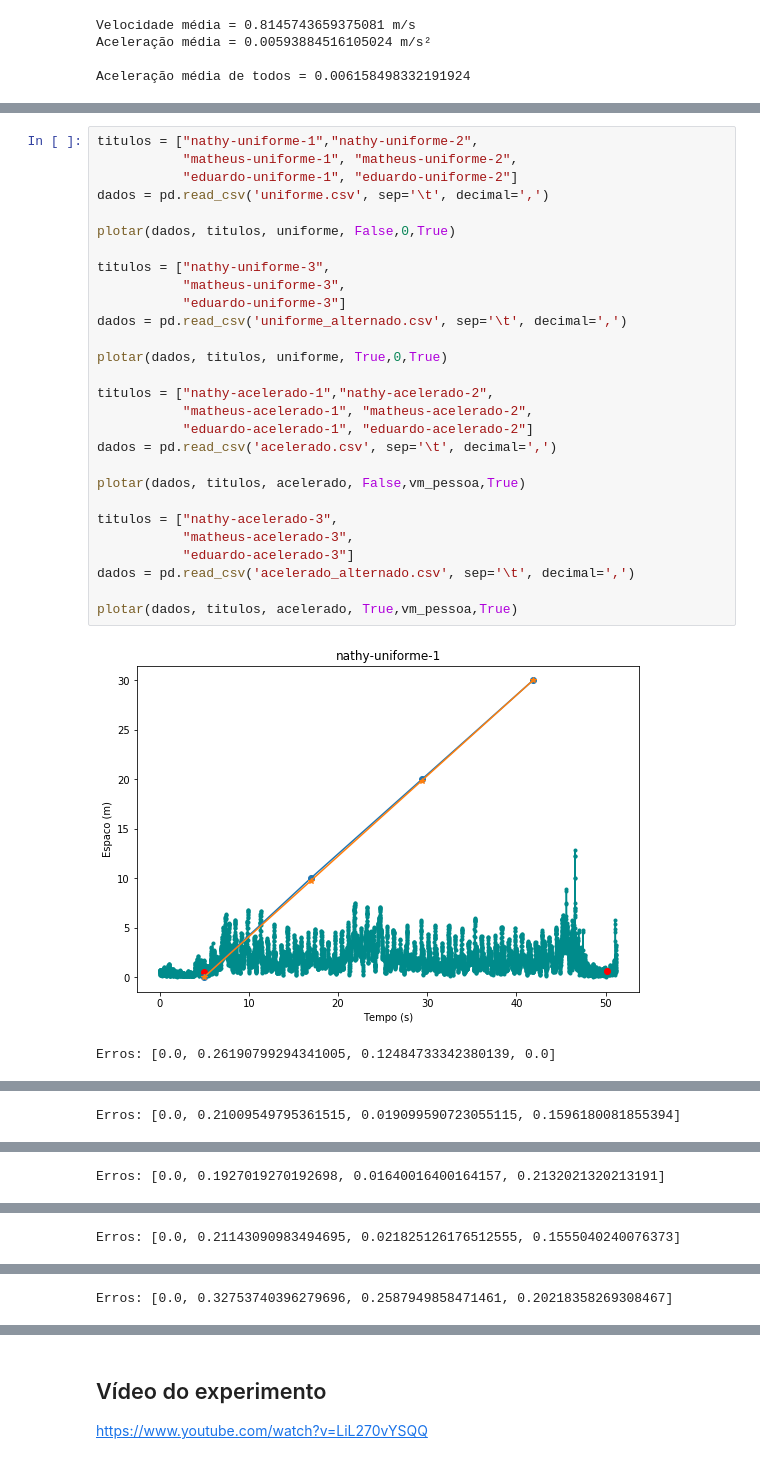
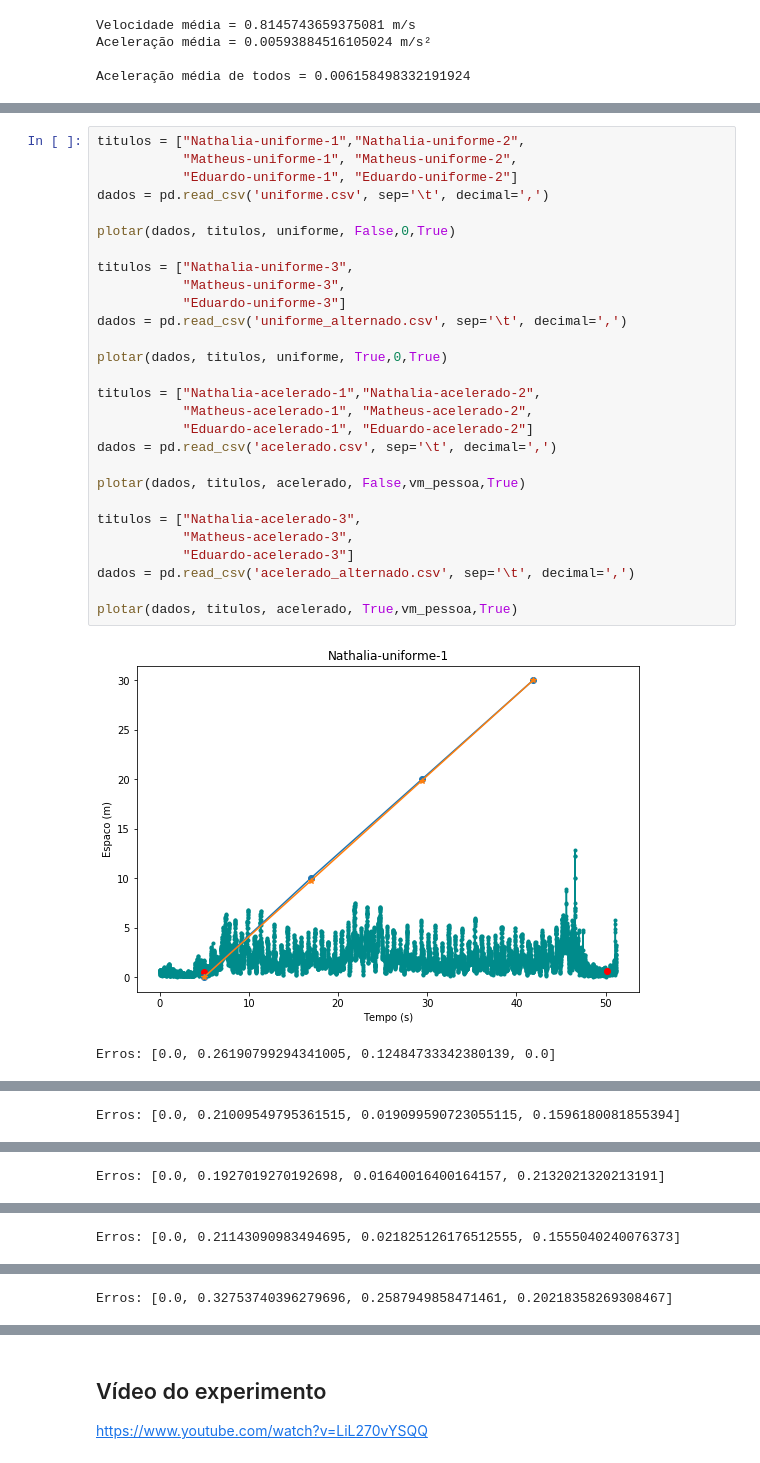
Before and after one commit to papukweh/MAC0209, a Jupyter notebook: EP1.ipynb, the cells around one changed output, grey strips where cells are left out. Cells and saved outputs as stored; diff of their text form.

```diff
--- a/EP1.ipynb
+++ b/EP1.ipynb
@@ -437,31 +437,31 @@ Finalmente, o nono bloco de código constrói os gráficos da resultante do acel
 # %%
-titulos = ["nathy-uniforme-1","nathy-uniforme-2",
-           "matheus-uniforme-1", "matheus-uniforme-2",
-           "eduardo-uniforme-1", "eduardo-uniforme-2"]
+titulos = ["Nathalia-uniforme-1","Nathalia-uniforme-2",
+           "Matheus-uniforme-1", "Matheus-uniforme-2",
+           "Eduardo-uniforme-1", "Eduardo-uniforme-2"]
 dados = pd.read_csv('uniforme.csv', sep='\t', decimal=',')
 
 plotar(dados, titulos, uniforme, False,0,True)
 
-titulos = ["nathy-uniforme-3",
-           "matheus-uniforme-3",
-           "eduardo-uniforme-3"]
+titulos = ["Nathalia-uniforme-3",
+           "Matheus-uniforme-3",
+           "Eduardo-uniforme-3"]
 dados = pd.read_csv('uniforme_alternado.csv', sep='\t', decimal=',')
 
 plotar(dados, titulos, uniforme, True,0,True)
 
-titulos = ["nathy-acelerado-1","nathy-acelerado-2",
-           "matheus-acelerado-1", "matheus-acelerado-2",
-           "eduardo-acelerado-1", "eduardo-acelerado-2"]
+titulos = ["Nathalia-acelerado-1","Nathalia-acelerado-2",
+           "Matheus-acelerado-1", "Matheus-acelerado-2",
+           "Eduardo-acelerado-1", "Eduardo-acelerado-2"]
 dados = pd.read_csv('acelerado.csv', sep='\t', decimal=',')
 
 plotar(dados, titulos, acelerado, False,vm_pessoa,True)
 
-titulos = ["nathy-acelerado-3",
-           "matheus-acelerado-3",
-           "eduardo-acelerado-3"]
+titulos = ["Nathalia-acelerado-3",
+           "Matheus-acelerado-3",
+           "Eduardo-acelerado-3"]
 dados = pd.read_csv('acelerado_alternado.csv', sep='\t', decimal=',')
 
 plotar(dados, titulos, acelerado, True,vm_pessoa,True)
 # %% [output]
-[figure, old version]
+[figure, new version]
 Erros: [0.0, 0.26190799294341005, 0.12484733342380139, 0.0]
```
Also changed, not shown: parts of 7 cells of this notebook, 18 other files.
